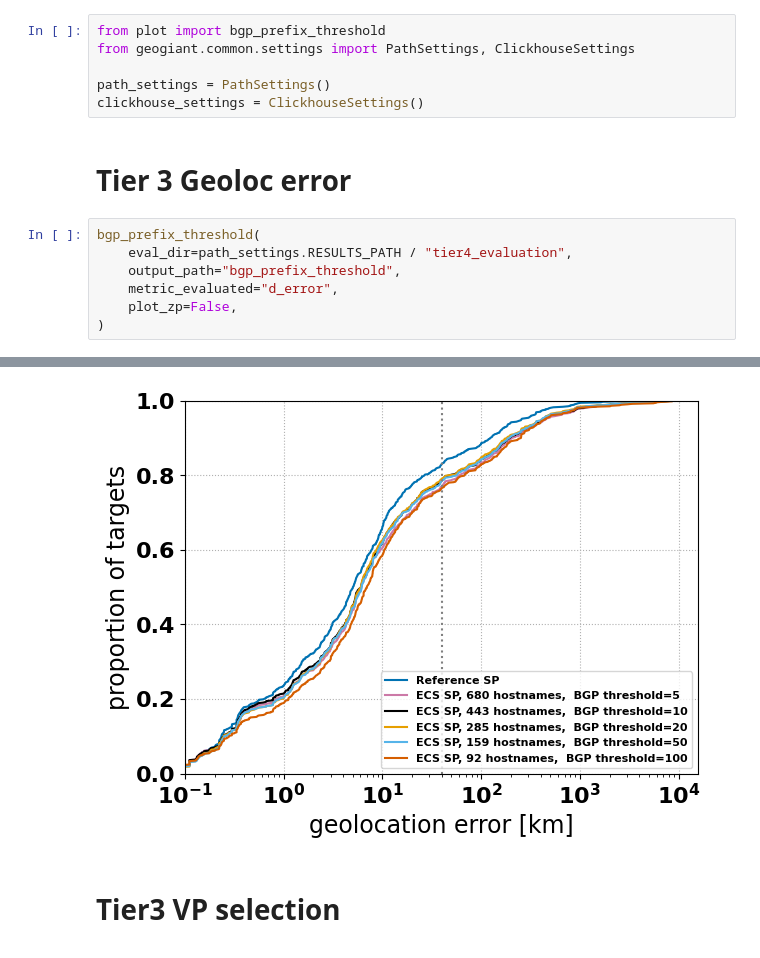
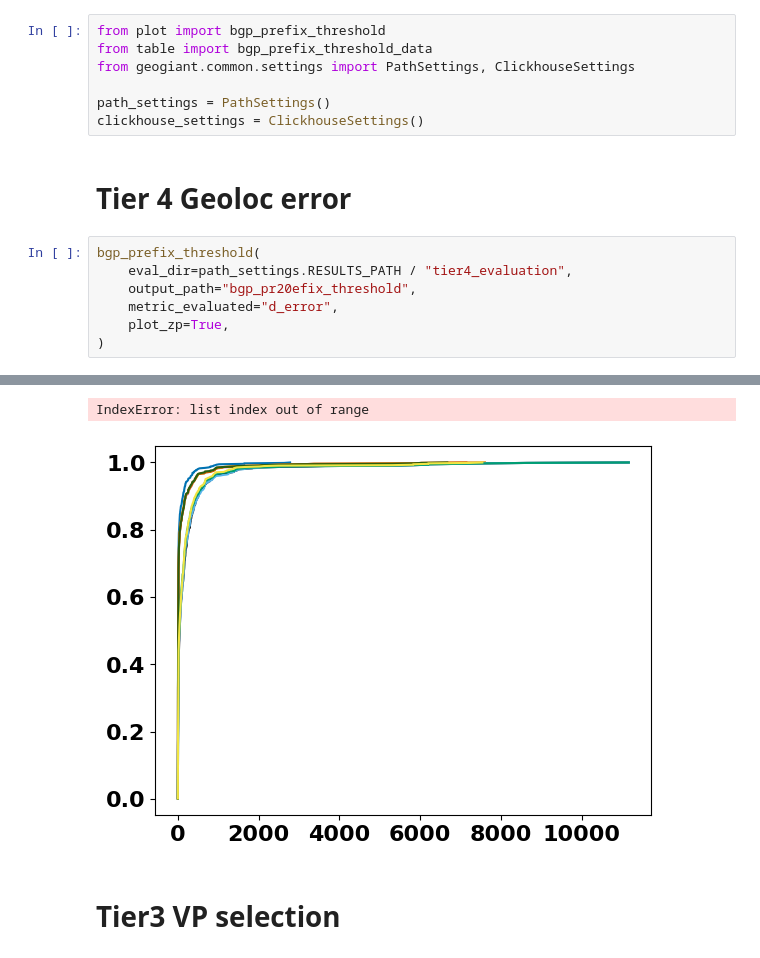
Before and after one commit to dioptra-io/georesolver, a Jupyter notebook: geogiant/evaluation/tier4_evaluation.ipynb, the cells around one changed output, grey strips where cells are left out. Cells and saved outputs as stored; diff of their text form.

```diff
--- a/geogiant/evaluation/tier4_evaluation.ipynb
+++ b/geogiant/evaluation/tier4_evaluation.ipynb
@@ -1,16 +1,17 @@
 # %%
 from plot import bgp_prefix_threshold
+from table import bgp_prefix_threshold_data
 from geogiant.common.settings import PathSettings, ClickhouseSettings
 
 path_settings = PathSettings()
 clickhouse_settings = ClickhouseSettings()
 # %% [markdown]
-# Tier 3 Geoloc error
+# Tier 4 Geoloc error
 # %%
 bgp_prefix_threshold(
     eval_dir=path_settings.RESULTS_PATH / "tier4_evaluation",
-    output_path="bgp_prefix_threshold",
+    output_path="bgp_pr20efix_threshold",
     metric_evaluated="d_error",
-    plot_zp=False,
+    plot_zp=True,
 )
 # %% [output]
@@ -37,3 +35,4 @@ bgp_prefix_threshold(
+IndexError: list index out of range
-[figure, old version]
+[figure, new version]
 # %% [markdown]
 # Tier3 VP selection
```
Also changed, not shown: parts of 5 cells of this notebook, 38 other files.
